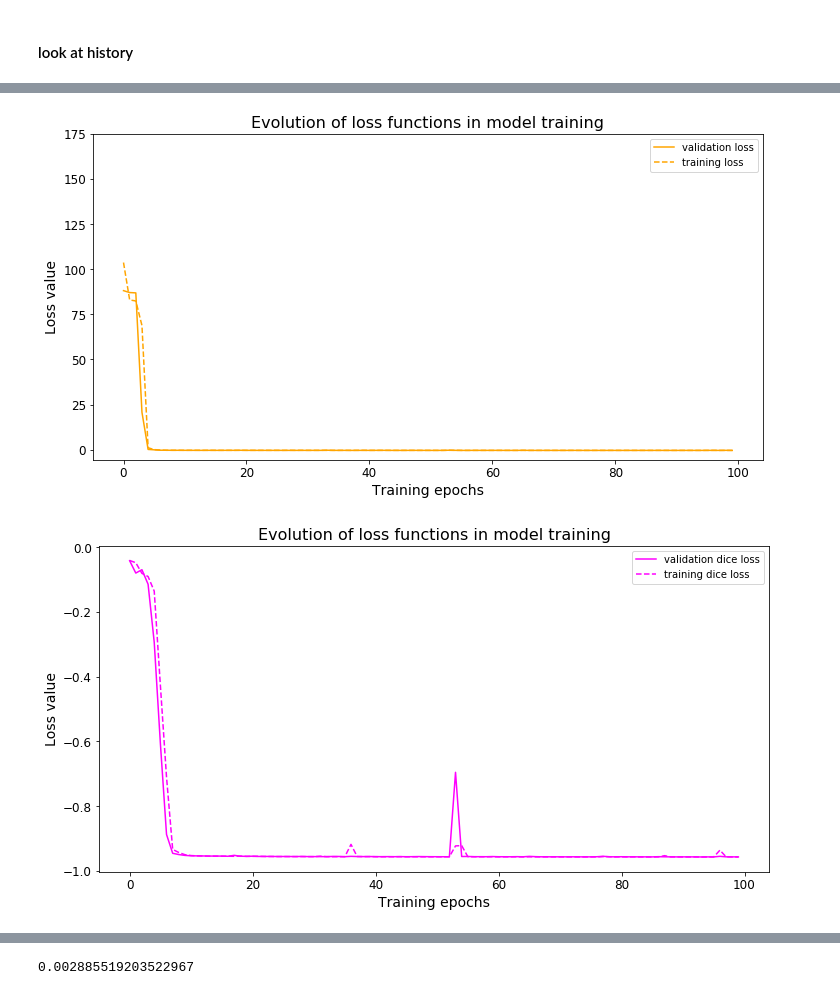
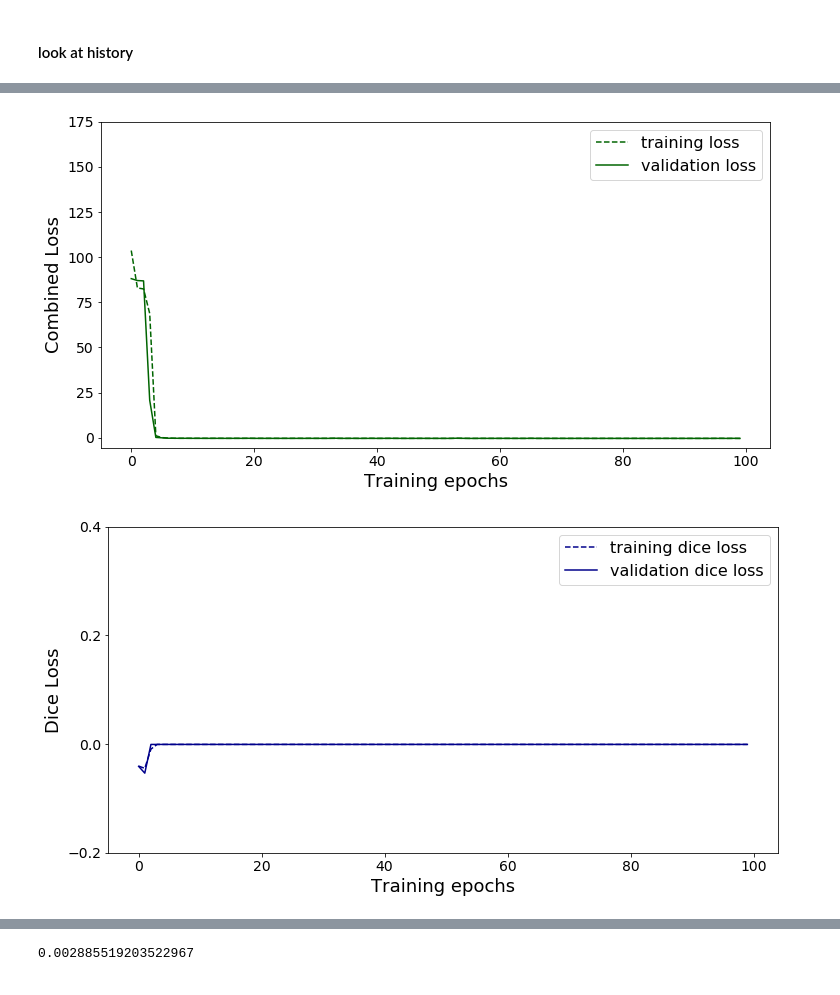
Before and after one commit to cdesio/leaf_reco, a Jupyter notebook: notebooks/Performance_on_dist_comparison_Jordan_models.ipynb, the cells around one changed output, grey strips where cells are left out. Drawn from its saved outputs; the diff is of its cells as text; code cells hidden in the pictures.

```diff
--- a/notebooks/Performance_on_dist_comparison_Jordan_models.ipynb
+++ b/notebooks/Performance_on_dist_comparison_Jordan_models.ipynb
@@ -66,7 +66,7 @@ data_length_test
 # %% [markdown]
 #### look at history
 # %%
-history = np.load(root_path('history_Trained_rUNet_pytorch_100epochs_0.4coef.pkl'),allow_pickle=True)
+history = np.load(root_path('history_Trained_rUNet_pytorch_100epochs_0.75coef.pkl'),allow_pickle=True)
 # %%
 epochs = history['epochs']
 # %%
@@ -98,37 +98,39 @@ plt.show()
 # %%
 plt.figure(figsize=(12,6))
-plt.plot(epochs, val_loss, c='orange', label='validation loss' )
+
 #plt.plot(epochs, val_mse, c='red', label='mse loss')
 #plt.plot(epochs, val_dice, c='magenta', label='dice loss')
-plt.plot(epochs, train_loss, '--',c='orange', label='training loss' )
+plt.plot(epochs, train_loss, '--',c='darkgreen', label='training loss' , lw=1.5 )
+plt.plot(epochs, val_loss, c='darkgreen', label='validation loss' , lw=1.5)
 #plt.plot(epochs, train_mse, '--',c='red', label='mse loss')
 #plt.plot(epochs, train_dice, '--',c='magenta', label='dice loss')
-plt.legend(loc='upper right')
-plt.xlabel("Training epochs", size=14)
-plt.ylabel("Loss value",size=14)
-plt.xticks(range(0, 110, 20), size=12)
-plt.yticks(range(0,180, 25), size=12)
-plt.title("Evolution of loss functions in model training",size=16)
-plt.savefig("loss_combined.png")
+plt.legend(loc='upper right', prop={'size': 16})
+plt.xlabel("Training epochs", size=18)
+plt.ylabel("Combined Loss",size=18)
+plt.xticks(range(0, 110, 20), size=14)
+plt.yticks(range(0,180, 25), size=14)
+#plt.title("Evolution of loss functions in model training",size=16)
+plt.savefig("loss_combined_040.png")
 plt.show()
 # %% [output]
-[figure, old version]
+[figure, new version]
 # %%
 plt.figure(figsize=(12,6))
 #plt.plot(epochs, val_loss, c='orange', label='combined loss' )
 #plt.plot(epochs, val_mse, c='red', label='mse loss')
-plt.plot(epochs, val_dice, c='magenta', label='validation dice loss')
-plt.plot(epochs, train_dice, '--',c='magenta',label='training dice loss' )
-plt.legend(loc='upper right')
-plt.xlabel("Training epochs", size=14)
-plt.ylabel("Loss value",size=14)
-plt.xticks(range(0, 110, 20), size=12)
-plt.yticks(np.arange(-1,0.2, 0.2), size=12)
-plt.title("Evolution of loss functions in model training",size=16)
-plt.savefig("dice_loss.png")
+
+plt.plot(epochs, train_dice, '--',c='darkblue',label='training dice loss' , lw=1.5)
+plt.plot(epochs, val_dice, c='darkblue', label='validation dice loss', lw=1.5)
+plt.legend(loc='upper right', prop={'size': 16})
+plt.xlabel("Training epochs", size=18)
+plt.ylabel("Dice Loss",size=18)
+plt.xticks(range(0, 110, 20), size=14)
+plt.yticks(np.arange(-0.2,0.5, 0.2), size=14)
+#plt.title("Evolution of loss functions in model training",size=16)
+plt.savefig("dice_loss_075.png")
 plt.show()
 # %% [output]
-[figure, old version]
+[figure, new version]
 # %%
 val_dice[-1]
 # %% [output]
```
Also changed, not shown: parts of 5 cells of this notebook, 12 other files.
